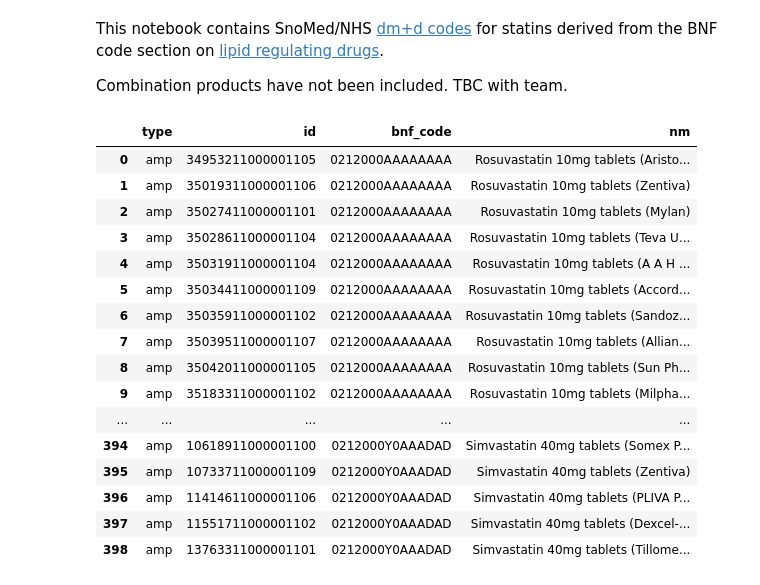
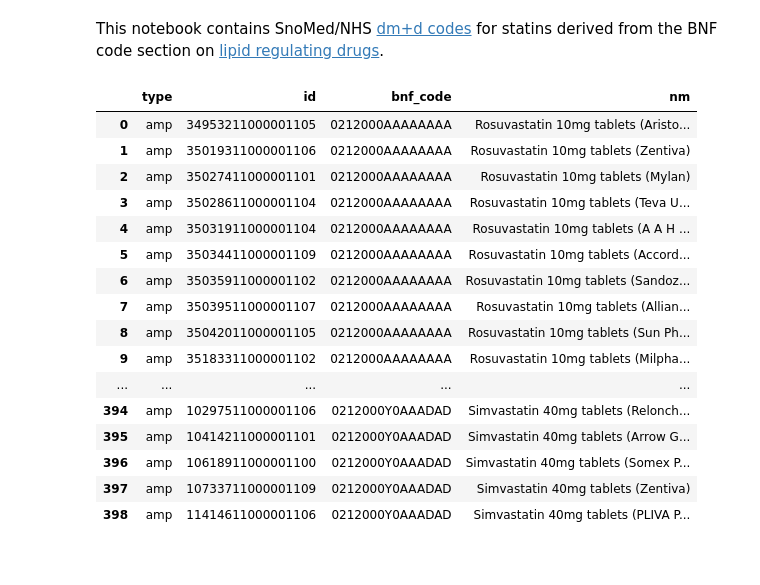
Before and after one commit to ebmdatalab/statins-covid-codelist-notebook, a Jupyter notebook: notebooks/statins.ipynb, the cells around one changed output. Cells and saved outputs as stored; diff of their text form; code cells hidden in the pictures.

Commit message:
update and finalise
add in combination products

```diff
--- a/notebooks/statins.ipynb
+++ b/notebooks/statins.ipynb
@@ -1,7 +1,5 @@
 # %% [markdown]
 This notebook contains SnoMed/NHS [dm+d codes](https://ebmdatalab.net/what-is-the-dmd-the-nhs-dictionary-of-medicines-and-devices/) for statins derived from the BNF code section on [lipid regulating drugs](https://openprescribing.net/bnf/0212/).
-
-Combination products have not been included. TBC with team.
 # %%
 from ebmdatalab import bq
 import os
@@ -10,42 +8,44 @@ import pandas as pd
 sql = '''WITH bnf_codes AS (
   SELECT bnf_code FROM hscic.presentation WHERE
 (bnf_code LIKE '0212000B0%' OR #  Atorvastatin
-bnf_code LIKE '0212000M0%' OR #  Fluvastatin Sodium
-bnf_code LIKE '0212000X0%' OR #  Pravastatin Sodium
-bnf_code LIKE '0212000AA%' OR #  Rosuvastatin Calcium
-bnf_code LIKE '0212000Y0%')    #  Simvastatin
+bnf_code LIKE  '0212000AJ%' OR #  Fenofibrate/Simvastatin
+bnf_code LIKE  '0212000M0%' OR #  Fluvastatin Sodium
+bnf_code LIKE  '0212000X0%' OR #  Pravastatin Sodium
+bnf_code LIKE  '0212000AA%' OR #  Rosuvastatin Calcium
+bnf_code LIKE  '0212000Y0%' OR #  Simvastatin
+bnf_code LIKE  '0212000AC%')   #  Simvastatin & Ezetimibe
 )
 SELECT "vmp" AS type, id, bnf_code, nm
 FROM dmd.vmp
 WHERE bnf_code IN (SELECT * FROM bnf_codes)
 
 UNION ALL
 
 SELECT "amp" AS type, id, bnf_code, descr
 FROM dmd.amp
 WHERE bnf_code IN (SELECT * FROM bnf_codes)
 
 ORDER BY type, bnf_code, id'''
 
 statins_codelist = bq.cached_read(sql, csv_path=os.path.join('..','data','statins_codelist.csv'))
 pd.set_option('display.max_rows', None)
 pd.set_option('display.width', None)
 statins_codelist
 # %% [output]
 |  | type | id | bnf_code | nm |
 | 0 | amp | 34953211000001105 | 0212000AAAAAAAA | Rosuvastatin 10mg tablets (Aristo... |
 | 1 | amp | 35019311000001106 | 0212000AAAAAAAA | Rosuvastatin 10mg tablets (Zentiva) |
 | 2 | amp | 35027411000001101 | 0212000AAAAAAAA | Rosuvastatin 10mg tablets (Mylan) |
 | 3 | amp | 35028611000001104 | 0212000AAAAAAAA | Rosuvastatin 10mg tablets (Teva U... |
 | 4 | amp | 35031911000001104 | 0212000AAAAAAAA | Rosuvastatin 10mg tablets (A A H ... |
 | 5 | amp | 35034411000001109 | 0212000AAAAAAAA | Rosuvastatin 10mg tablets (Accord... |
 | 6 | amp | 35035911000001102 | 0212000AAAAAAAA | Rosuvastatin 10mg tablets (Sandoz... |
 | 7 | amp | 35039511000001107 | 0212000AAAAAAAA | Rosuvastatin 10mg tablets (Allian... |
 | 8 | amp | 35042011000001105 | 0212000AAAAAAAA | Rosuvastatin 10mg tablets (Sun Ph... |
 | 9 | amp | 35183311000001102 | 0212000AAAAAAAA | Rosuvastatin 10mg tablets (Milpha... |
 | ... | ... | ... | ... | ... |
-| 394 | amp | 10618911000001100 | 0212000Y0AAADAD | Simvastatin 40mg tablets (Somex P... |
-| 395 | amp | 10733711000001109 | 0212000Y0AAADAD | Simvastatin 40mg tablets (Zentiva) |
-| 396 | amp | 11414611000001106 | 0212000Y0AAADAD | Simvastatin 40mg tablets (PLIVA P... |
-| 397 | amp | 11551711000001102 | 0212000Y0AAADAD | Simvastatin 40mg tablets (Dexcel-... |
-| 398 | amp | 13763311000001101 | 0212000Y0AAADAD | Simvastatin 40mg tablets (Tillome... |
+| 394 | amp | 10297511000001106 | 0212000Y0AAADAD | Simvastatin 40mg tablets (Relonch... |
+| 395 | amp | 10414211000001101 | 0212000Y0AAADAD | Simvastatin 40mg tablets (Arrow G... |
+| 396 | amp | 10618911000001100 | 0212000Y0AAADAD | Simvastatin 40mg tablets (Somex P... |
+| 397 | amp | 10733711000001109 | 0212000Y0AAADAD | Simvastatin 40mg tablets (Zentiva) |
+| 398 | amp | 11414611000001106 | 0212000Y0AAADAD | Simvastatin 40mg tablets (PLIVA P... |
```
Also changed, not shown: 4 other files.
